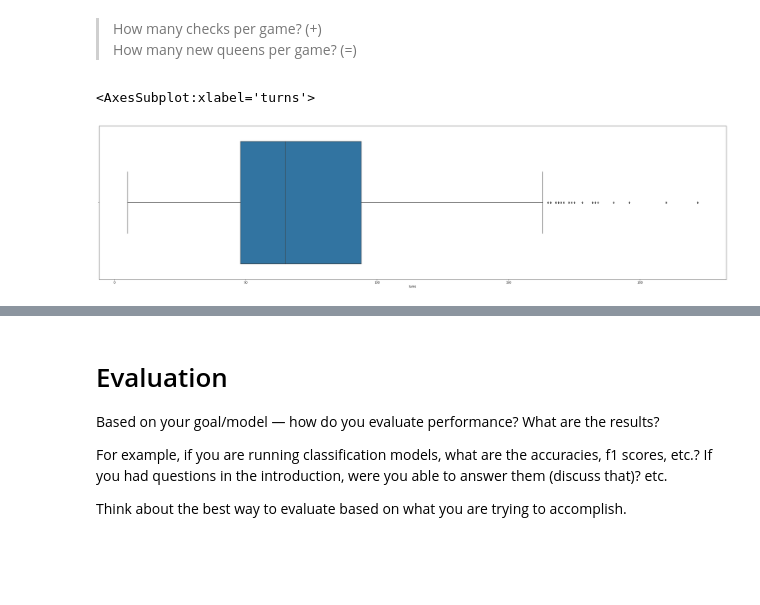
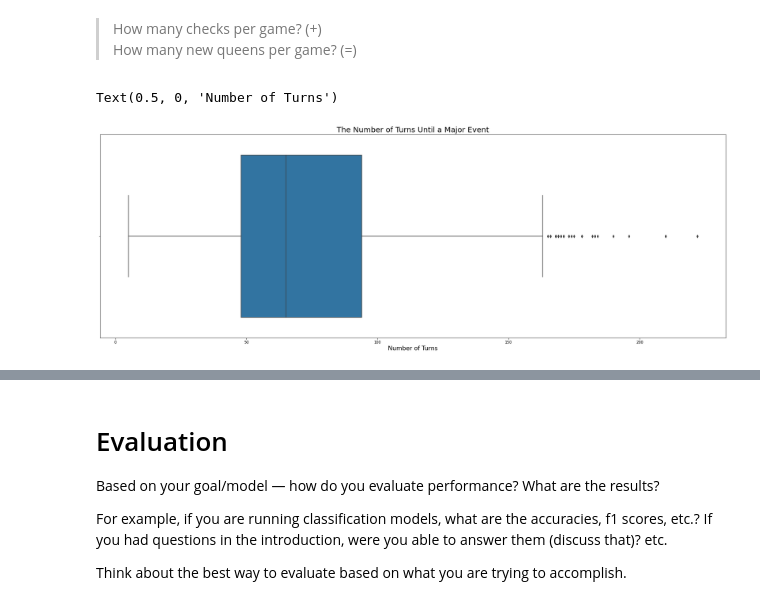
Before and after one commit to matthewasloan95/chess, a Jupyter notebook: final-project.ipynb, the cells around one changed output, grey strips where cells are left out. Cells and saved outputs as stored; diff of their text form; code cells hidden in the pictures; blank space fills up the shorter version.

```diff
--- a/final-project.ipynb
+++ b/final-project.ipynb
@@ -195,11 +203,13 @@ for each in df['moves']:
     df['pawn_change'].iloc[index] = gameChange
     index+=1
 # %%
-plt.figure(figsize=(40,10))
-sns.boxplot(data = df, x = 'turns')
+plt.figure(figsize=(30,10))
+at = sns.boxplot(data = df, x = 'turns')
+at.set_title('The Number of Turns Until a Major Event', fontsize=20)
+at.set_xlabel('Number of Turns', fontsize=16)
 # %% [output]
-<AxesSubplot:xlabel='turns'>
+Text(0.5, 0, 'Number of Turns')
-[figure, old version]
+[figure, new version]
 # %%
 df.head()
 # %% [output]
```
Also changed, not shown: parts of 3 cells of this notebook.
